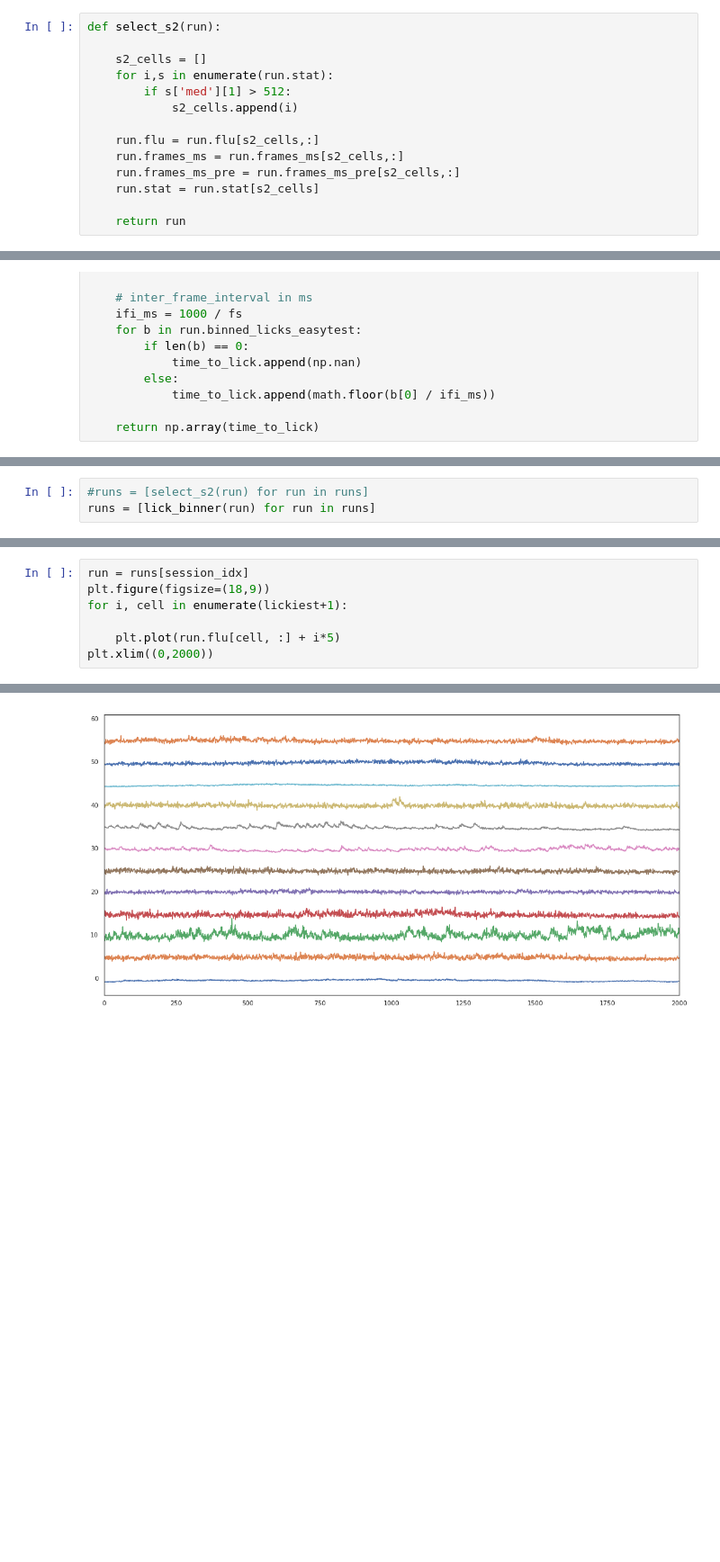
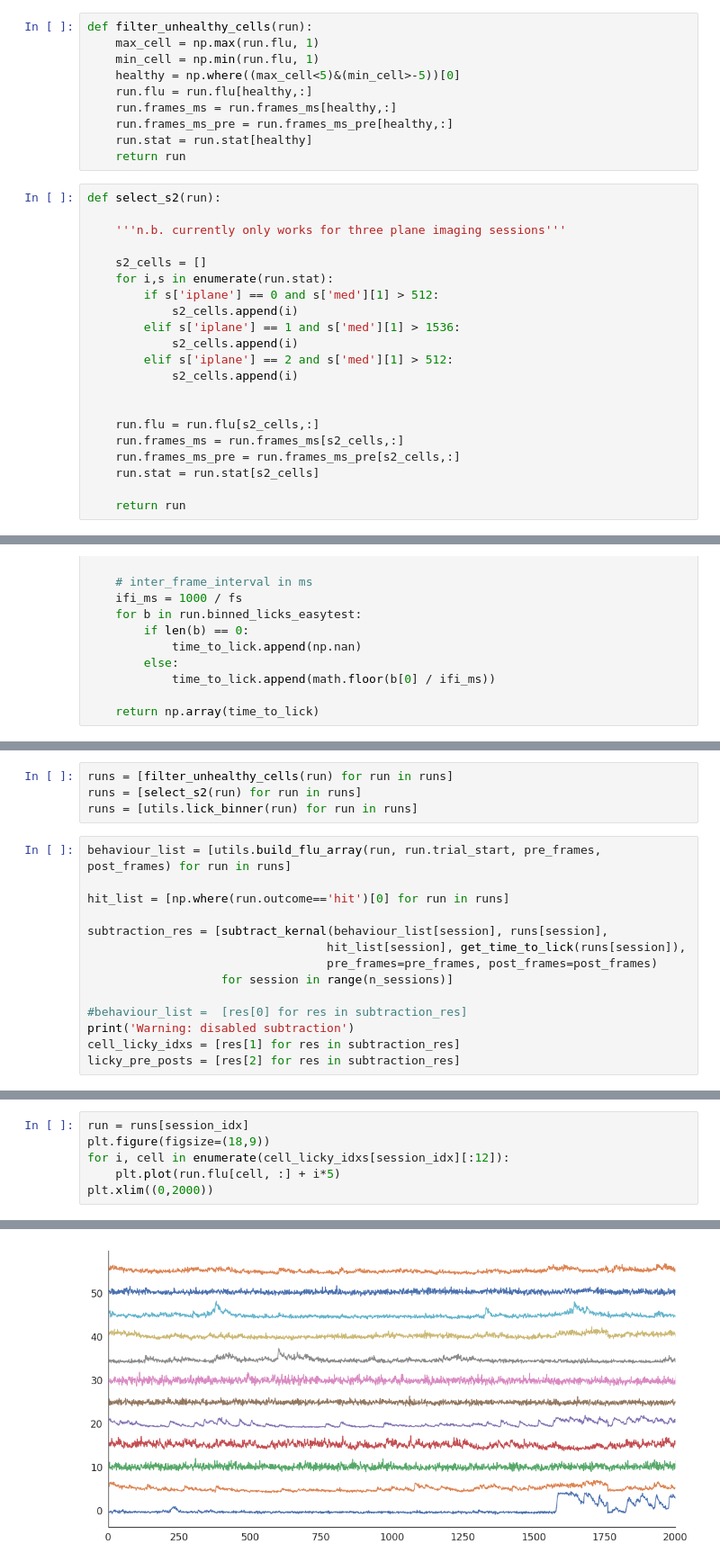
Before and after one commit to Packer-Lab/Vape, a Jupyter notebook: jupyter/lick artifact.ipynb, the cells around one changed output, grey strips where cells are left out. Shown at 90% size. Cells and saved outputs as stored; diff of their text form; blank space fills up the shorter version.

Commit message:
lick artifact notebook with LSTM and basic adam plots

```diff
--- a/jupyter/lick artifact.ipynb
+++ b/jupyter/lick artifact.ipynb
@@ -45,13 +67,30 @@ np.mean = np.nanmean  # lots of nans to deal with here
 offset
 # %% [output]
 4
+# %%
+def filter_unhealthy_cells(run):
+    max_cell = np.max(run.flu, 1)
+    min_cell = np.min(run.flu, 1)
+    healthy = np.where((max_cell<5)&(min_cell>-5))[0]
+    run.flu = run.flu[healthy,:]
+    run.frames_ms = run.frames_ms[healthy,:]
+    run.frames_ms_pre = run.frames_ms_pre[healthy,:]
+    run.stat = run.stat[healthy]
+    return run
 # %%
 def select_s2(run):
 
+    '''n.b. currently only works for three plane imaging sessions'''
+
     s2_cells = []
     for i,s in enumerate(run.stat):
-        if s['med'][1] > 512:
+        if s['iplane'] == 0 and s['med'][1] > 512:
             s2_cells.append(i)
+        elif s['iplane'] == 1 and s['med'][1] > 1536:
+            s2_cells.append(i)
+        elif s['iplane'] == 2 and s['med'][1] > 512:
+            s2_cells.append(i)
+
 
     run.flu = run.flu[s2_cells,:]
     run.frames_ms = run.frames_ms[s2_cells,:]
@@ -255,3 +223,18 @@ def subtract_kernal(flu_array, run, trials_to_sub, offset_sub, pre_frames, post_
 # %%
-#runs = [select_s2(run) for run in runs]
-runs = [lick_binner(run) for run in runs]
+runs = [filter_unhealthy_cells(run) for run in runs]
+runs = [select_s2(run) for run in runs]
+runs = [utils.lick_binner(run) for run in runs]
+# %%
+behaviour_list = [utils.build_flu_array(run, run.trial_start, pre_frames, post_frames) for run in runs]
+
+hit_list = [np.where(run.outcome=='hit')[0] for run in runs]
+
+subtraction_res = [subtract_kernal(behaviour_list[session], runs[session],
+                                  hit_list[session], get_time_to_lick(runs[session]),
+                                  pre_frames=pre_frames, post_frames=post_frames)
+                   for session in range(n_sessions)]
+
+#behaviour_list =  [res[0] for res in subtraction_res]
+print('Warning: disabled subtraction')
+cell_licky_idxs = [res[1] for res in subtraction_res]
+licky_pre_posts = [res[2] for res in subtraction_res]
@@ -321,10 +270,9 @@ run.flu.shape
 # %%
 run = runs[session_idx]
 plt.figure(figsize=(18,9))
-for i, cell in enumerate(lickiest+1):
-
+for i, cell in enumerate(cell_licky_idxs[session_idx][:12]):
     plt.plot(run.flu[cell, :] + i*5)
 plt.xlim((0,2000))
 # %% [output]
 (0, 2000)
-[figure, old version]
+[figure, new version]
```
Also changed, not shown: parts of 49 cells of this notebook, 1 other file.
